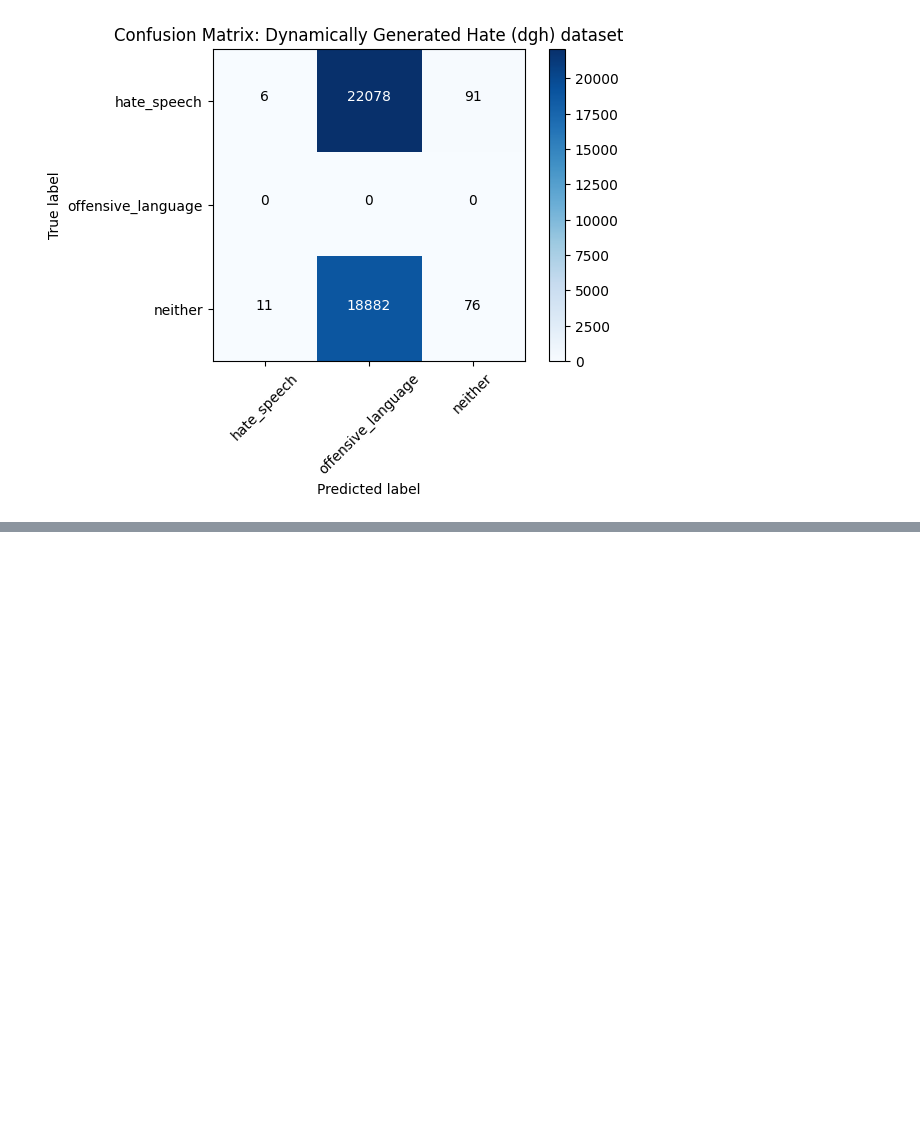
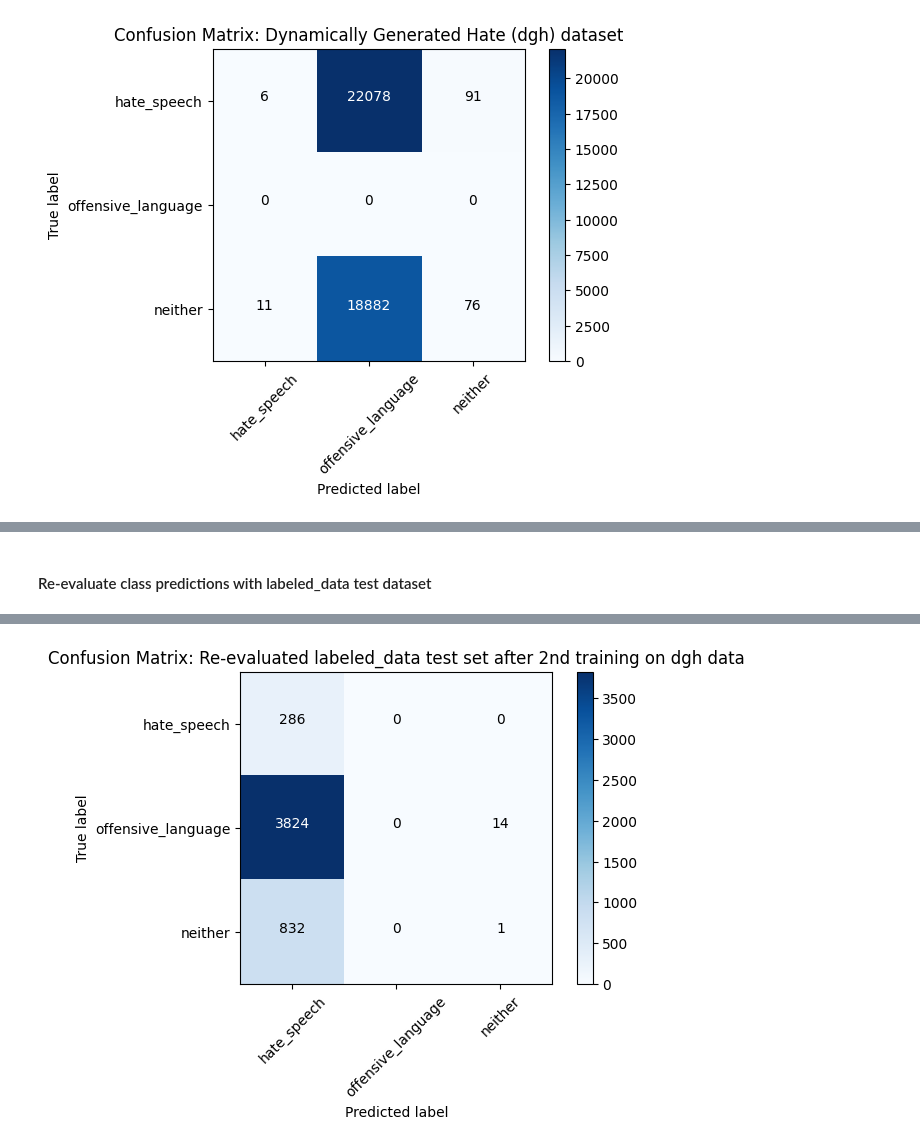
Before and after one commit to PatrickKudo/hate_speech_detection, a Jupyter notebook: HateSpeech_LSTM.ipynb, the cells around one changed output, grey strips where cells are left out. Drawn from its saved outputs; the diff is of its cells as text; code cells hidden in the pictures; blank space fills up the shorter version.

```diff
--- a/HateSpeech_LSTM.ipynb
+++ b/HateSpeech_LSTM.ipynb
@@ -317,0 +411,13 @@ plt.show()
+# %% [markdown]
+#### Re-evaluate class predictions with labeled_data test dataset
+# %%
+# Predict and calculate confusion matrix
+y_pred = model.predict(X_test)
+y_pred_classes = np.argmax(y_pred, axis=1)
+y_true = np.argmax(y_test, axis=1)
+cm = confusion_matrix(y_true, y_pred_classes)
+# Show confusion matrix
+plt.figure()
+plot_confusion_matrix(cm, classes=class_names, title='Confusion Matrix: Re-evaluated labeled_data test set after 2nd training on dgh data')
+plt.show()
+# %% [output]
@@ -317,0 +425 @@ plt.show()
+[figure, added]
```
Also changed, not shown: parts of 16 cells of this notebook.
